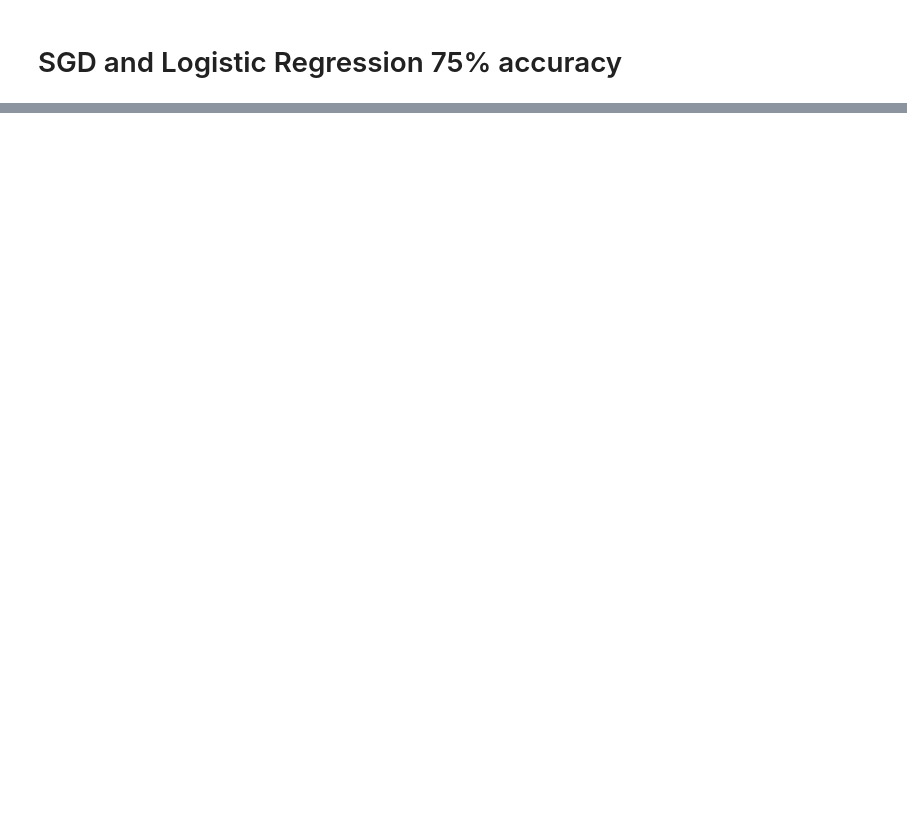
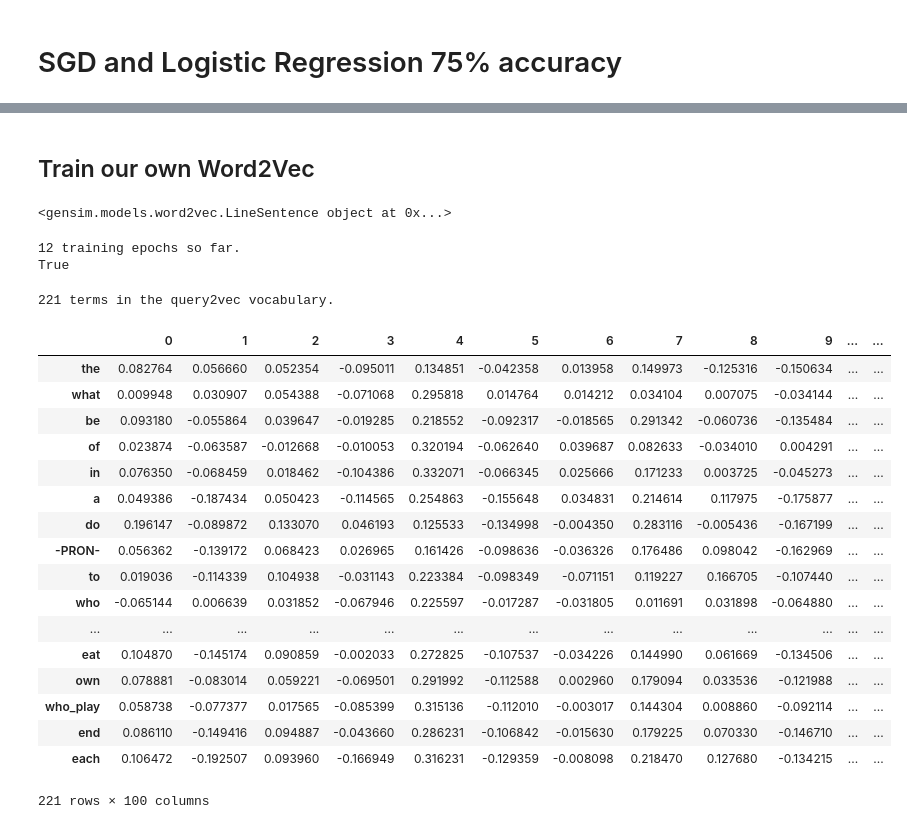
Before and after one commit to EasterAndJay/query-intent-classification, a Jupyter notebook: word2vec_jonathan.ipynb, the cells around one changed output, grey strips where cells are left out. Saved outputs shown, nothing was run; the diff lists cells and outputs as text; code cells hidden in the pictures; blank space fills up the shorter version.

```diff
--- a/word2vec_jonathan.ipynb
+++ b/word2vec_jonathan.ipynb
@@ -138,0 +160,37 @@ ModuleNotFoundError: No module named 'seaborn'
+# %% [markdown]
+## Train our own Word2Vec
+# %%
+from gensim.models import Word2Vec
+
+intermediate_directory = 'intermediate'
+trigram_sentences = LineSentence(trigram_queries_filepath)
+word2vec_filepath = os.path.join(intermediate_directory, 'word2vec_model_all')
+# %% [output]
+<gensim.models.word2vec.LineSentence object at 0x...>
+# %%
+
+
+# initiate the model and perform the first epoch of training
+query2vec = Word2Vec(trigram_sentences, size=100, window=5,
+                    min_count=20, sg=1, workers=4)
+
+query2vec.save(word2vec_filepath)
+
+# perform another 11 epochs of training
+for i in range(1,12):
+
+    query2vec.train(trigram_sentences, total_examples=query2vec.corpus_count, epochs=1)
+    query2vec.save(word2vec_filepath)
+
+# load the finished model from disk
+query2vec = Word2Vec.load(word2vec_filepath)
+query2vec.init_sims()
+
+print('{} training epochs so far.'.format(query2vec.train_count))
+# %% [output]
+12 training epochs so far.
+True
+# %%
+print('{:,} terms in the query2vec vocabulary.'.format(len(query2vec.wv.vocab)))
+# %% [output]
+221 terms in the query2vec vocabulary.
@@ -138,0 +200,33 @@ ModuleNotFoundError: No module named 'seaborn'
+# %%
+# build a list of the terms, integer indices,
+# and term counts from the food2vec model vocabulary
+ordered_vocab = [(term, voc.index, voc.count)
+                 for term, voc in query2vec.wv.vocab.items()]
+
+# sort by the term counts, so the most common terms appear first
+ordered_vocab = sorted(ordered_vocab, key=lambda term_index_count: -term_index_count[2])
+
+# unzip the terms, integer indices, and counts into separate lists
+ordered_terms, term_indices, term_counts = zip(*ordered_vocab)
+word_vectors = pd.DataFrame(query2vec.wv.syn0norm, index=ordered_terms)
+
+word_vectors
+# %% [output]
+|  | 0 | 1 | 2 | 3 | 4 | 5 | 6 | 7 | 8 | 9 | ... | ... |
+| the | 0.082764 | 0.056660 | 0.052354 | -0.095011 | 0.134851 | -0.042358 | 0.013958 | 0.149973 | -0.125316 | -0.150634 | ... | ... |
+| what | 0.009948 | 0.030907 | 0.054388 | -0.071068 | 0.295818 | 0.014764 | 0.014212 | 0.034104 | 0.007075 | -0.034144 | ... | ... |
+| be | 0.093180 | -0.055864 | 0.039647 | -0.019285 | 0.218552 | -0.092317 | -0.018565 | 0.291342 | -0.060736 | -0.135484 | ... | ... |
+| of | 0.023874 | -0.063587 | -0.012668 | -0.010053 | 0.320194 | -0.062640 | 0.039687 | 0.082633 | -0.034010 | 0.004291 | ... | ... |
+| in | 0.076350 | -0.068459 | 0.018462 | -0.104386 | 0.332071 | -0.066345 | 0.025666 | 0.171233 | 0.003725 | -0.045273 | ... | ... |
+| a | 0.049386 | -0.187434 | 0.050423 | -0.114565 | 0.254863 | -0.155648 | 0.034831 | 0.214614 | 0.117975 | -0.175877 | ... | ... |
+| do | 0.196147 | -0.089872 | 0.133070 | 0.046193 | 0.125533 | -0.134998 | -0.004350 | 0.283116 | -0.005436 | -0.167199 | ... | ... |
+| -PRON- | 0.056362 | -0.139172 | 0.068423 | 0.026965 | 0.161426 | -0.098636 | -0.036326 | 0.176486 | 0.098042 | -0.162969 | ... | ... |
+| to | 0.019036 | -0.114339 | 0.104938 | -0.031143 | 0.223384 | -0.098349 | -0.071151 | 0.119227 | 0.166705 | -0.107440 | ... | ... |
+| who | -0.065144 | 0.006639 | 0.031852 | -0.067946 | 0.225597 | -0.017287 | -0.031805 | 0.011691 | 0.031898 | -0.064880 | ... | ... |
+| ... | ... | ... | ... | ... | ... | ... | ... | ... | ... | ... | ... | ... |
+| eat | 0.104870 | -0.145174 | 0.090859 | -0.002033 | 0.272825 | -0.107537 | -0.034226 | 0.144990 | 0.061669 | -0.134506 | ... | ... |
+| own | 0.078881 | -0.083014 | 0.059221 | -0.069501 | 0.291992 | -0.112588 | 0.002960 | 0.179094 | 0.033536 | -0.121988 | ... | ... |
+| who_play | 0.058738 | -0.077377 | 0.017565 | -0.085399 | 0.315136 | -0.112010 | -0.003017 | 0.144304 | 0.008860 | -0.092114 | ... | ... |
+| end | 0.086110 | -0.149416 | 0.094887 | -0.043660 | 0.286231 | -0.106842 | -0.015630 | 0.179225 | 0.070330 | -0.146710 | ... | ... |
+| each | 0.106472 | -0.192507 | 0.093960 | -0.166949 | 0.316231 | -0.129359 | -0.008098 | 0.218470 | 0.127680 | -0.134215 | ... | ... |
+221 rows × 100 columns
```
Also changed, not shown: parts of 29 cells of this notebook, 11 other files.
